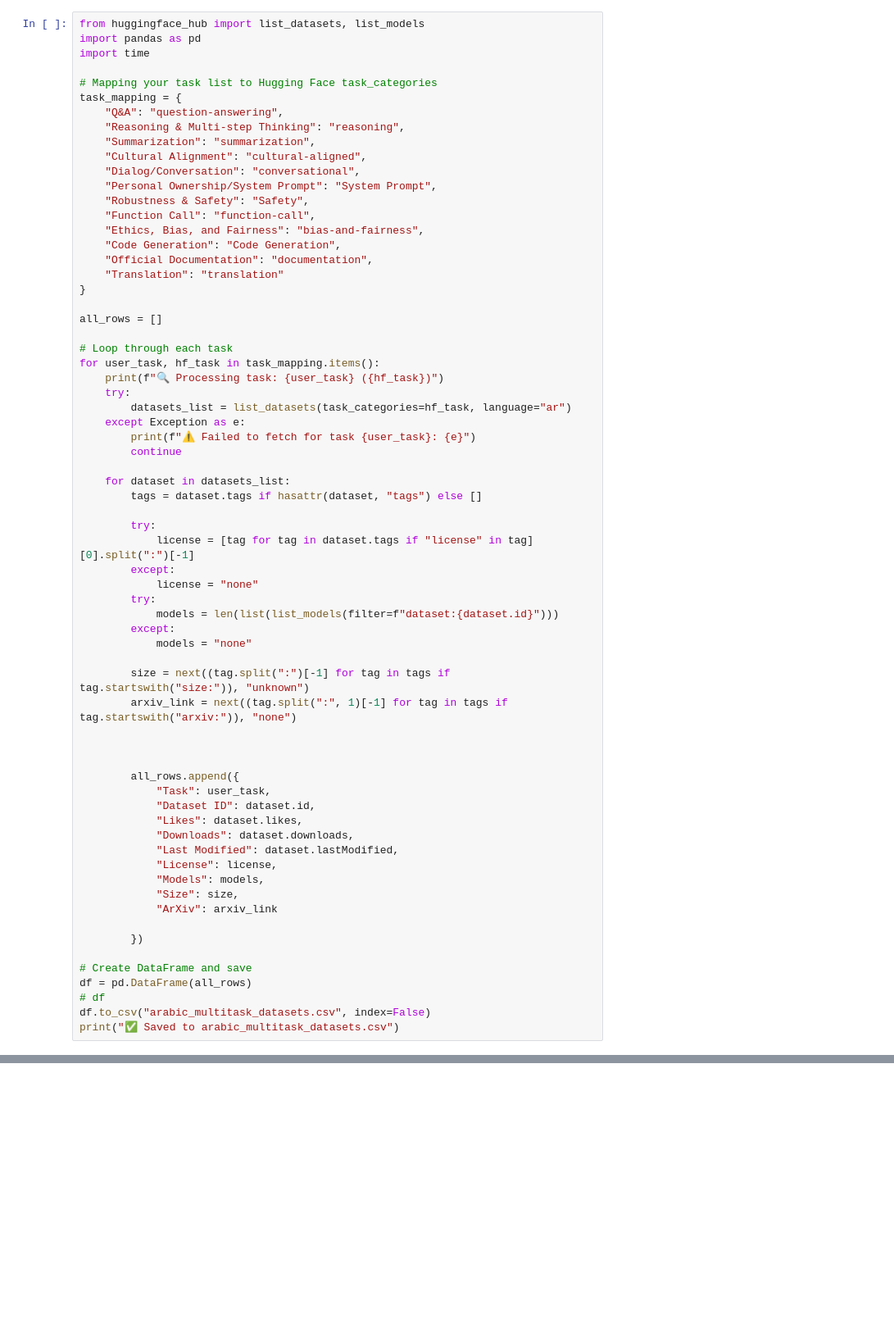
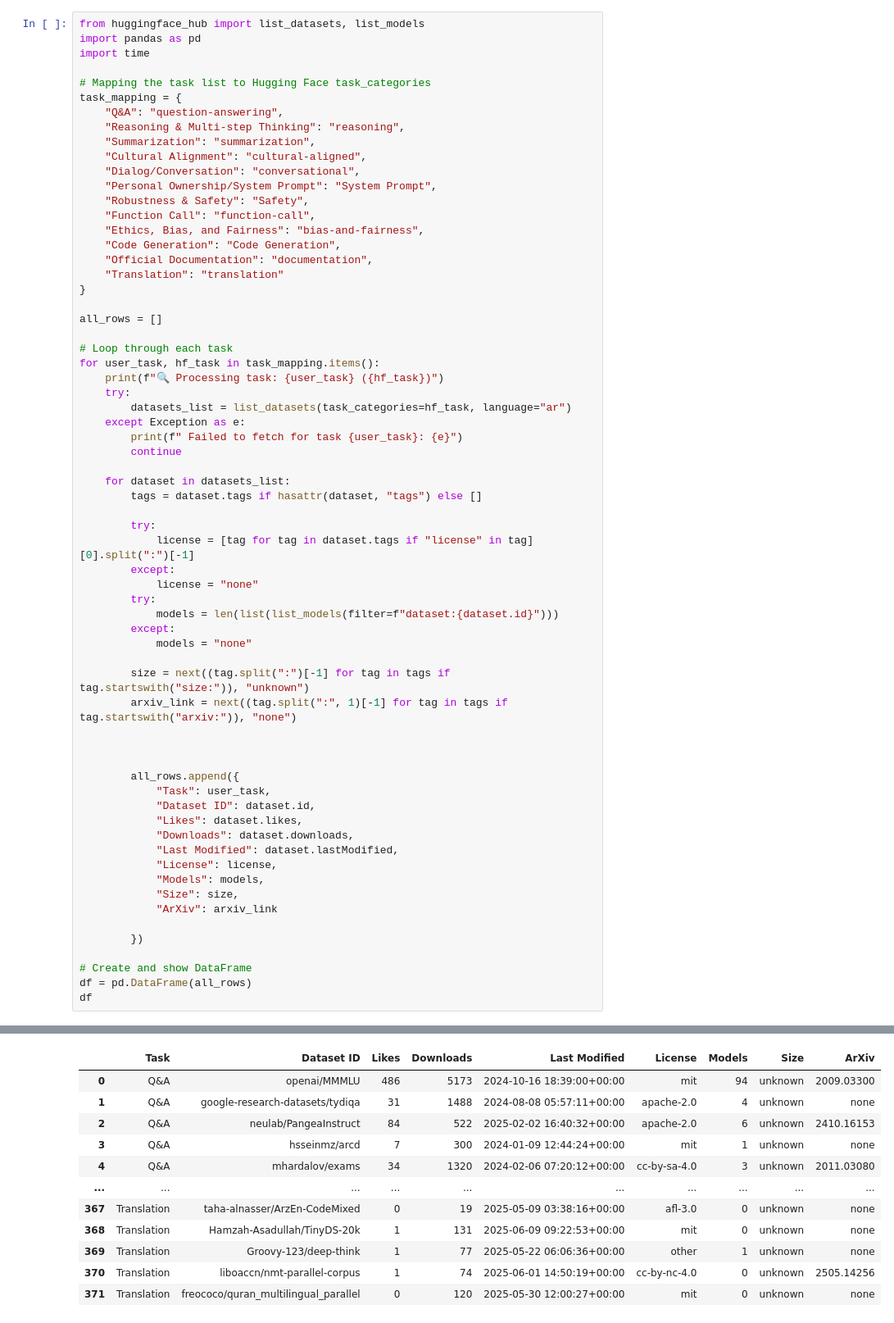
Before and after one commit to NorahAlshahrani/HF-ArabicMetaCollector, a Jupyter notebook: Automatically_Collected_Metadata.ipynb, the cells around one changed output, grey strips where cells are left out. Shown at 82% size. Cells and saved outputs as stored; diff of their text form; blank space fills up the shorter version.

```diff
--- a/Automatically_Collected_Metadata.ipynb
+++ b/Automatically_Collected_Metadata.ipynb
@@ -5,7 +5,7 @@ from huggingface_hub import list_datasets, list_models
 import pandas as pd
 import time
 
-# Mapping your task list to Hugging Face task_categories
+# Mapping the task list to Hugging Face task_categories
 task_mapping = {
     "Q&A": "question-answering",
     "Reasoning & Multi-step Thinking": "reasoning",
@@ -29,7 +29,7 @@ for user_task, hf_task in task_mapping.items():
     try:
         datasets_list = list_datasets(task_categories=hf_task, language="ar")
     except Exception as e:
-        print(f"⚠️ Failed to fetch for task {user_task}: {e}")
+        print(f" Failed to fetch for task {user_task}: {e}")
         continue
 
     for dataset in datasets_list:
@@ -62,8 +62,7 @@ for user_task, hf_task in task_mapping.items():
 
         })
 
-# Create DataFrame and save
+# Create and show DataFrame
 df = pd.DataFrame(all_rows)
-# df
-df.to_csv("arabic_multitask_datasets.csv", index=False)
-print("✅ Saved to arabic_multitask_datasets.csv")
+df
+# %% [output]
@@ -69,0 +81,12 @@ print("✅ Saved to arabic_multitask_datasets.csv")
+|  | Task | Dataset ID | Likes | Downloads | Last Modified | License | Models | Size | ArXiv |
+| 0 | Q&A | openai/MMMLU | 486 | 5173 | 2024-10-16 18:39:00+00:00 | mit | 94 | unknown | 2009.03300 |
+| 1 | Q&A | google-research-datasets/tydiqa | 31 | 1488 | 2024-08-08 05:57:11+00:00 | apache-2.0 | 4 | unknown | none |
+| 2 | Q&A | neulab/PangeaInstruct | 84 | 522 | 2025-02-02 16:40:32+00:00 | apache-2.0 | 6 | unknown | 2410.16153 |
+| 3 | Q&A | hsseinmz/arcd | 7 | 300 | 2024-01-09 12:44:24+00:00 | mit | 1 | unknown | none |
+| 4 | Q&A | mhardalov/exams | 34 | 1320 | 2024-02-06 07:20:12+00:00 | cc-by-sa-4.0 | 3 | unknown | 2011.03080 |
+| ... | ... | ... | ... | ... | ... | ... | ... | ... | ... |
+| 367 | Translation | taha-alnasser/ArzEn-CodeMixed | 0 | 19 | 2025-05-09 03:38:16+00:00 | afl-3.0 | 0 | unknown | none |
+| 368 | Translation | Hamzah-Asadullah/TinyDS-20k | 1 | 131 | 2025-06-09 09:22:53+00:00 | mit | 0 | unknown | none |
+| 369 | Translation | Groovy-123/deep-think | 1 | 77 | 2025-05-22 06:06:36+00:00 | other | 1 | unknown | none |
+| 370 | Translation | liboaccn/nmt-parallel-corpus | 1 | 74 | 2025-06-01 14:50:19+00:00 | cc-by-nc-4.0 | 0 | unknown | 2505.14256 |
+| 371 | Translation | freococo/quran_multilingual_parallel | 0 | 120 | 2025-05-30 12:00:27+00:00 | mit | 0 | unknown | none |
```
Also changed, not shown: parts of 11 cells of this notebook.
